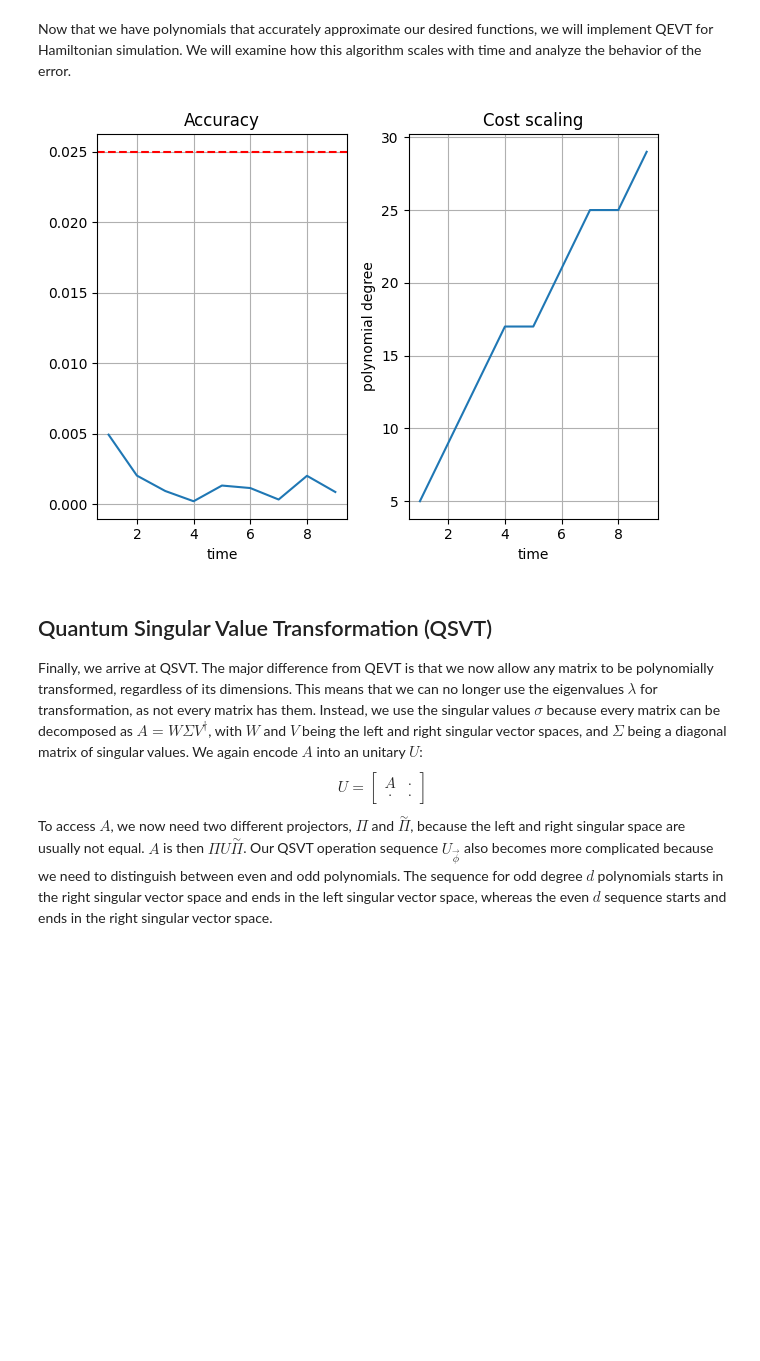
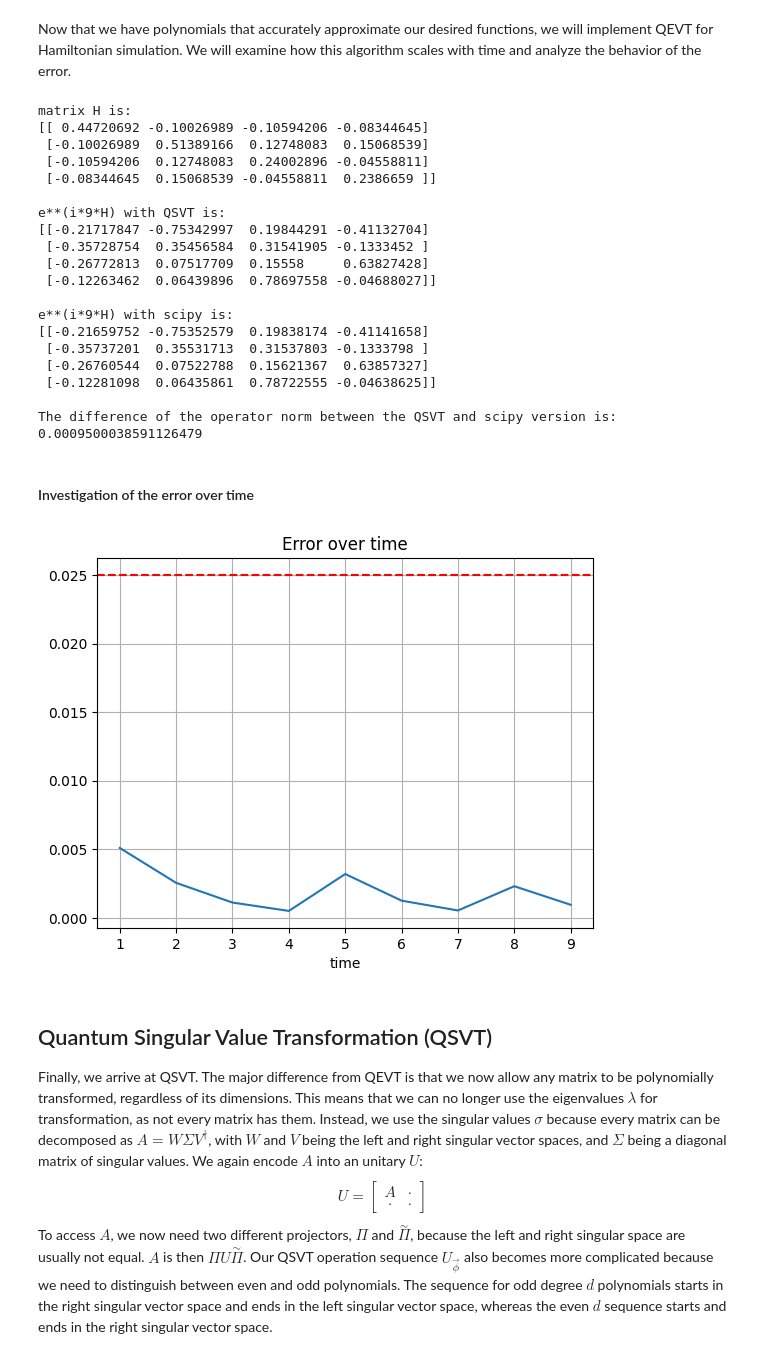
Before and after one commit to MaxSmd/quantum-singular-value-transformation, a Jupyter notebook: QSVT.ipynb, the cells around one changed output. Cells and saved outputs as stored; diff of their text form; code cells hidden in the pictures; blank space fills up the shorter version.

```diff
--- a/QSVT.ipynb
+++ b/QSVT.ipynb
@@ -205,7 +205,7 @@ Now that we have polynomials that accurately approximate our desired functions,
 # %%
 np.random.seed(1)
 
-num_qubits = 1
+num_qubits = 2
 N = 2 ** num_qubits
 
 #construct a random Hamiltonian that is positive definite and whose spectral norm is <= 1
@@ -220,7 +220,7 @@ U = block_encode_square_matrix(H)
 t_vec = np.arange(1, 10)
 
 accuracies = []
-degrees = []
+time_evolution_H = []
 epsilon = 0.025
 
 for t in t_vec:
@@ -238,39 +238,62 @@ for t in t_vec:
     phi_sin_vec = angles_from_W_to_R(phi_sin_vec)
     U_sin = QEVT(U, phi_sin_vec)
 
-    #keep track of the polynomial degree for a given t
-    degrees.append(len(phi_sin_vec) + len(phi_cos_vec) - 2)
-
     #extract the transformed Hamiltoninans for sin and cos terms
     H_cos = U_cos[:N, :N] + U_cos[:N, :N].conj().T
     H_sin = U_sin[:N, :N] + U_sin[:N, :N].conj().T
 
     #combine the cos and sin part into an exponential
     H_transformed = H_cos - 1j * H_sin
+    time_evolution_H.append(H_transformed)
 
     #computing the accuracy of the QEVT by subtracting the exact evolution
     accuracy = np.linalg.norm(H_transformed - scipy.linalg.expm(-1j * H * t), ord=2)
     accuracies.append(accuracy)
 
-#plot accuracy vs. time
-plt.subplot(1, 2, 1)
-plt.plot(t_vec, accuracies)
-plt.axhline(epsilon, color='red', linestyle='--')
-plt.xlabel('time')
-plt.title('Accuracy')
-plt.grid(True)
+print('matrix H is:')
+print(H.real)
+print()
 
-#plot degree vs. time
-plt.subplot(1, 2, 2)
-plt.plot(t_vec, degrees)
-plt.xlabel('time')
-plt.ylabel('polynomial degree')
-plt.title('Cost scaling')
-plt.grid(True)
+print('e**(i*9*H) with QSVT is:')
+print(time_evolution_H[-1].real)
+print()
 
-plt.tight_layout()
+print('e**(i*9*H) with scipy is:')
+print(scipy.linalg.expm(-1j * H * t).real)
+print()
+
+print(f'The difference of the operator norm between the QSVT and scipy version is: {accuracies[-1]}')
 # %% [output]
-[figure, removed]
+matrix H is:
+[[ 0.44720692 -0.10026989 -0.10594206 -0.08344645]
+ [-0.10026989  0.51389166  0.12748083  0.15068539]
+ [-0.10594206  0.12748083  0.24002896 -0.04558811]
+ [-0.08344645  0.15068539 -0.04558811  0.2386659 ]]
+
+e**(i*9*H) with QSVT is:
+[[-0.21717847 -0.75342997  0.19844291 -0.41132704]
+ [-0.35728754  0.35456584  0.31541905 -0.1333452 ]
+ [-0.26772813  0.07517709  0.15558     0.63827428]
+ [-0.12263462  0.06439896  0.78697558 -0.04688027]]
+
+e**(i*9*H) with scipy is:
+[[-0.21659752 -0.75352579  0.19838174 -0.41141658]
+ [-0.35737201  0.35531713  0.31537803 -0.1333798 ]
+ [-0.26760544  0.07522788  0.15621367  0.63857327]
+ [-0.12281098  0.06435861  0.78722555 -0.04638625]]
+
+The difference of the operator norm between the QSVT and scipy version is: 0.0009500038591126479
+# %% [markdown]
+#### Investigation of the error over time
+# %%
+#plot error vs. time
+plt.plot(t_vec, accuracies)
+plt.axhline(epsilon, color='red', linestyle='--')
+plt.xlabel('time')
+plt.title('Error over time')
+plt.grid(True)
+# %% [output]
+[figure, added]
 # %% [markdown]
 ## Quantum Singular Value Transformation (QSVT)
 Finally, we arrive at QSVT. The major difference from QEVT is that we now allow any matrix to be polynomially transformed, regardless of its dimensions. This means that we can no longer use the eigenvalues $\lambda$ for transformation, as not every matrix has them. Instead, we use the singular values $\sigma$ because every matrix can be decomposed as $A = W \Sigma V^\dagger$, with $W$ and $V$ being the left and right singular vector spaces, and  $\Sigma$ being a diagonal matrix of singular values. We again encode $A$ into an unitary $U$: $$U = \begin{bmatrix} A & \cdot \\ \cdot & \cdot \end{bmatrix} $$
```
Also changed, not shown: parts of 6 cells of this notebook.
